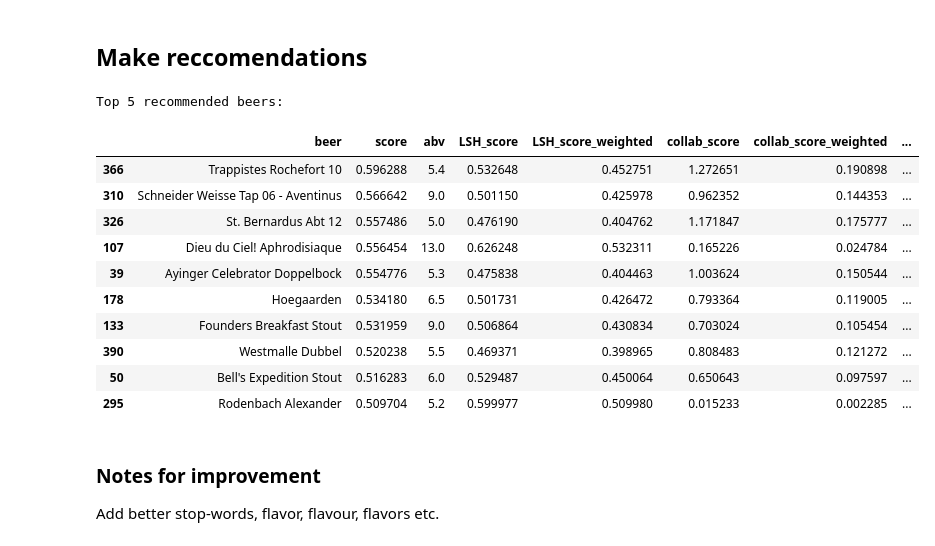
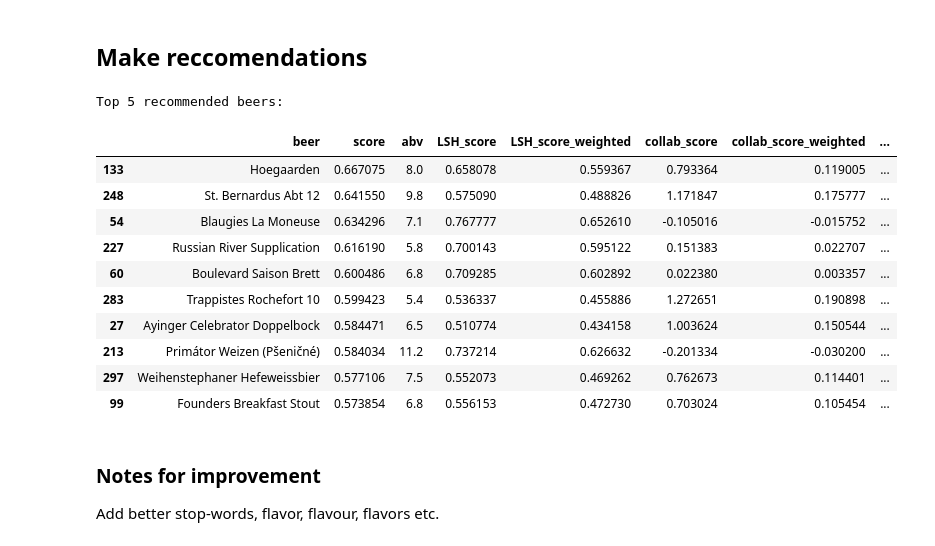
Before and after one commit to gustavn19/CTDS_Beerbuddy, a Jupyter notebook: final_notebook.ipynb, the cells around one changed output. Drawn from its saved outputs; the diff is of its cells as text; code cells hidden in the pictures.

```diff
--- a/final_notebook.ipynb
+++ b/final_notebook.ipynb
@@ -376,7 +376,6 @@ def getThemes(df_filtered, beer_name, query_embedding, limit=100):
     # Return the top similar themes
     return term_similarity_df['term'].head(limit).tolist()
 
-
 def recommend_beer(query, user_name, abv_desired, n_clusters=15):
     # Encode the query
     query_embedding = encode_sbert(query).reshape(1, -1)
@@ -463,44 +462,44 @@ def recommend_beer(query, user_name, abv_desired, n_clusters=15):
         'abv_weight': abv_df['abv_weight'].values
     })
 
     # Remove index of weighted score and keep the beer name as a column
     beer_weighted_score.reset_index(drop=True, inplace=True)
 
     # Get the 10 beers with the highest weighted scores
     beer_weighted_score = beer_weighted_score.sort_values(by='score', ascending=False).head(10)
 
     # Apply getThemes to each beer in the DataFrame
     beer_weighted_score['notes'] = beer_weighted_score['beer'].apply(lambda x: getThemes(df_filtered, x, query_embedding))
 
 
     return beer_weighted_score.sort_values(by='score', ascending=False)
 
 
 # Create a query
-test_query = "I like dark beers with a sweet chocolate with a hint of cherry"
+test_query = "Light, refreshing bitter beer with a orange taste"
 user_name = "Jerseyislandbeer"
 
 beer_recommendations= recommend_beer(test_query, user_name, 7)
 
 print("Top 5 recommended beers:")
 # Set max column width to display full array
 pd.set_option('display.max_colwidth', None)
 
 # Display the DataFrame
 display(beer_recommendations.head(10))
 # %% [output]
 Top 5 recommended beers:
 |  | beer | score | abv | LSH_score | LSH_score_weighted | collab_score | collab_score_weighted | ... |
-| 366 | Trappistes Rochefort 10 | 0.596288 | 5.4 | 0.532648 | 0.452751 | 1.272651 | 0.190898 | ... |
-| 310 | Schneider Weisse Tap 06 - Aventinus | 0.566642 | 9.0 | 0.501150 | 0.425978 | 0.962352 | 0.144353 | ... |
-| 326 | St. Bernardus Abt 12 | 0.557486 | 5.0 | 0.476190 | 0.404762 | 1.171847 | 0.175777 | ... |
-| 107 | Dieu du Ciel! Aphrodisiaque | 0.556454 | 13.0 | 0.626248 | 0.532311 | 0.165226 | 0.024784 | ... |
-| 39 | Ayinger Celebrator Doppelbock | 0.554776 | 5.3 | 0.475838 | 0.404463 | 1.003624 | 0.150544 | ... |
-| 178 | Hoegaarden | 0.534180 | 6.5 | 0.501731 | 0.426472 | 0.793364 | 0.119005 | ... |
-| 133 | Founders Breakfast Stout | 0.531959 | 9.0 | 0.506864 | 0.430834 | 0.703024 | 0.105454 | ... |
-| 390 | Westmalle Dubbel | 0.520238 | 5.5 | 0.469371 | 0.398965 | 0.808483 | 0.121272 | ... |
-| 50 | Bell's Expedition Stout | 0.516283 | 6.0 | 0.529487 | 0.450064 | 0.650643 | 0.097597 | ... |
-| 295 | Rodenbach Alexander | 0.509704 | 5.2 | 0.599977 | 0.509980 | 0.015233 | 0.002285 | ... |
+| 133 | Hoegaarden | 0.667075 | 8.0 | 0.658078 | 0.559367 | 0.793364 | 0.119005 | ... |
+| 248 | St. Bernardus Abt 12 | 0.641550 | 9.8 | 0.575090 | 0.488826 | 1.171847 | 0.175777 | ... |
+| 54 | Blaugies La Moneuse | 0.634296 | 7.1 | 0.767777 | 0.652610 | -0.105016 | -0.015752 | ... |
+| 227 | Russian River Supplication | 0.616190 | 5.8 | 0.700143 | 0.595122 | 0.151383 | 0.022707 | ... |
+| 60 | Boulevard Saison Brett | 0.600486 | 6.8 | 0.709285 | 0.602892 | 0.022380 | 0.003357 | ... |
+| 283 | Trappistes Rochefort 10 | 0.599423 | 5.4 | 0.536337 | 0.455886 | 1.272651 | 0.190898 | ... |
+| 27 | Ayinger Celebrator Doppelbock | 0.584471 | 6.5 | 0.510774 | 0.434158 | 1.003624 | 0.150544 | ... |
+| 213 | Primátor Weizen (Pšeničné) | 0.584034 | 11.2 | 0.737214 | 0.626632 | -0.201334 | -0.030200 | ... |
+| 297 | Weihenstephaner Hefeweissbier | 0.577106 | 7.5 | 0.552073 | 0.469262 | 0.762673 | 0.114401 | ... |
+| 99 | Founders Breakfast Stout | 0.573854 | 6.8 | 0.556153 | 0.472730 | 0.703024 | 0.105454 | ... |
 # %% [markdown]
 ### Notes for improvement
 Add better stop-words, flavor, flavour, flavors etc.
```
